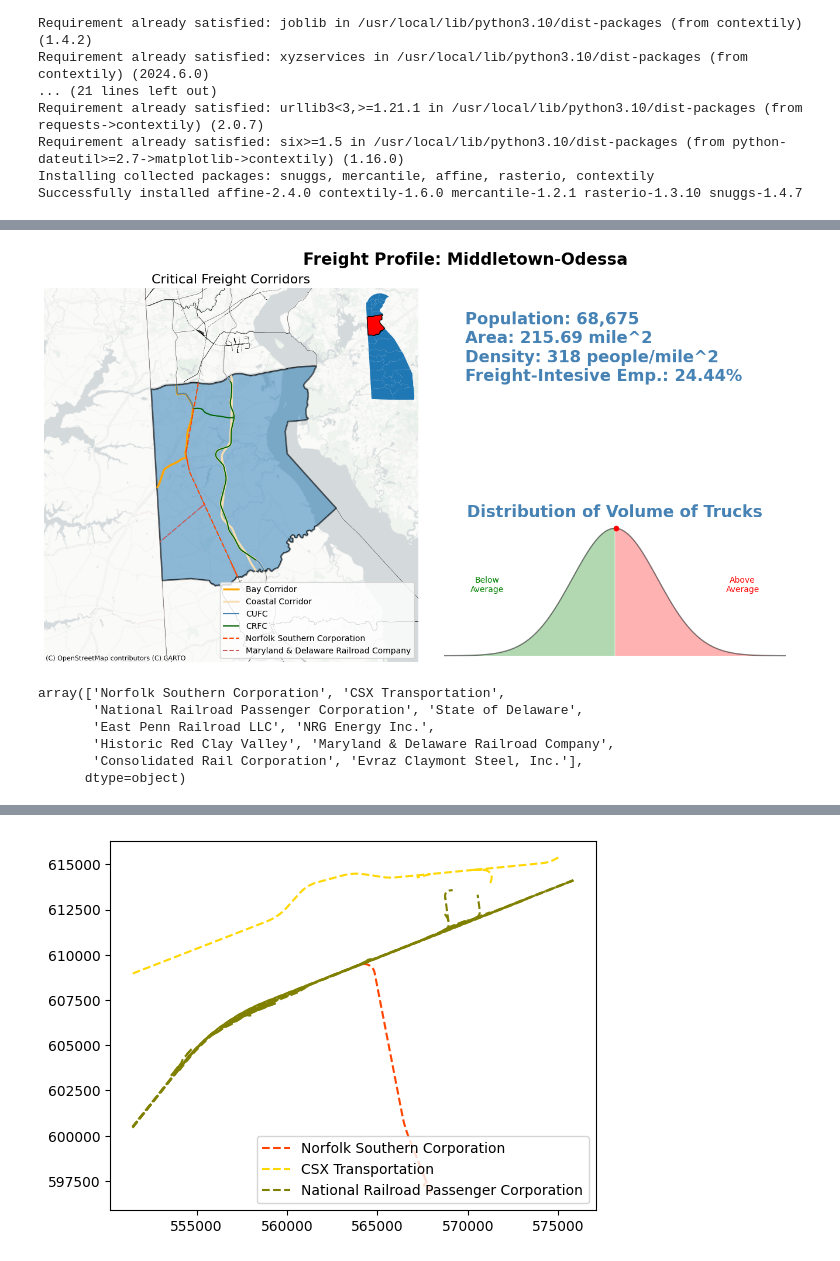
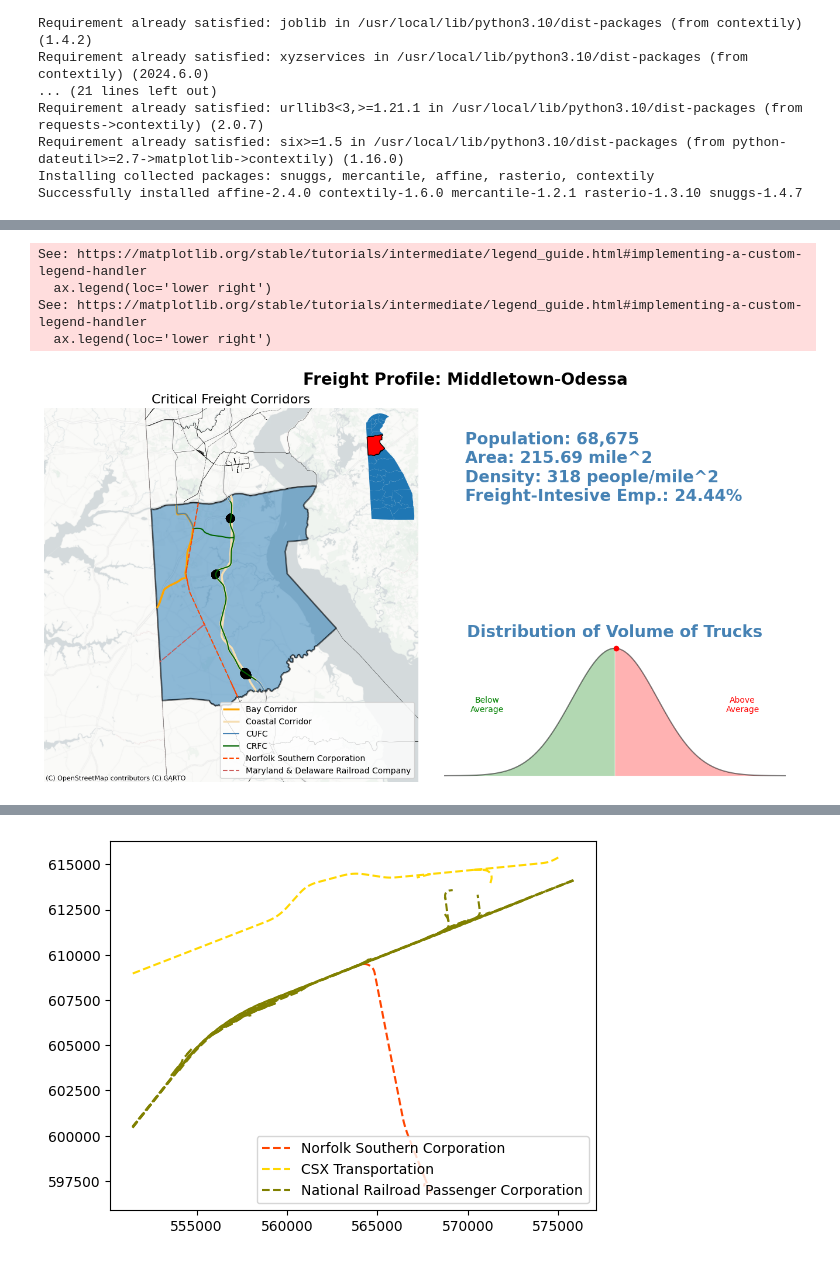
Before and after one commit to ReidelVichot/DEFreightProfiles, a Jupyter notebook: Roads_Tracks_infograph 7-5.ipynb, the cells around one changed output, grey strips where cells are left out. Drawn from its saved outputs; the diff is of its cells as text; code cells hidden in the pictures.

```diff
--- a/Roads_Tracks_infograph 7-5.ipynb
+++ b/Roads_Tracks_infograph 7-5.ipynb
@@ -87,6 +89,6 @@ PiedmontCorridor = gpd.read_file("/content/drive/MyDrive/FreightProfiles/Piedmon
 PiedmontCorridor = PiedmontCorridor.to_crs("EPSG:2235")
 # %%
-truck_traffic = pd.read_csv("/content/drive/MyDrive/FreightProfiles/StreetLight/1669875_All_CCDsAvailable_trucks_2020/1669875_All_CCDsAvailable_trucks_2020/1669875_All_CCDsAvailable_trucks_2020_odg_comm.csv")
+truck_traffic = pd.read_csv(dir + "StreetLight/1669875_All_CCDsAvailable_trucks_2020/1669875_All_CCDsAvailable_trucks_2020/1669875_All_CCDsAvailable_trucks_2020_odg_comm.csv")
 cols = ['Vehicle Weight', 'Origin Zone ID', 'Origin Zone Name',
         'Origin Zone Source', 'Destination Zone ID', 'Destination Zone Name',
         'Destination Zone Source', 'Day Type', 'Day Part',
@@ -123,4 +104,15 @@ ccd
+# %%
+truck_parking_name =  dir + "DE_Undesig_Clusters/DE_Undesig_Clusters/Delaware_Undesig_Clusters.shp"
+truck_parking =  gpd.read_file(truck_parking_name)
+truck_parking = truck_parking.to_crs("EPSG:2235")
+truck_parking["Parking"] = "Truck Parking"
 # %%
+import warnings
+# Ignore specific warning
+warnings.filterwarnings("ignore", message="The GeoDataFrame you are attempting to plot is empty. Nothing has been displayed.")
+# Ignore specific warning
+warnings.filterwarnings("ignore", message="Only specify one of 'column' or 'color'. Using 'color'.")
+
 CCD = "Middletown-Odessa"
 resol = 85000
 x_low = ccd[ccd["NAME"]==CCD].centroid.x.values[0] - resol
@@ -135,6 +127,7 @@ font = {'color':  'black',
 
 fig = plt.figure(figsize=(16, 8))
 ax = fig.add_axes([0.05, 0.05, 0.4, 0.8])
+
 plt.title("Critical Freight Corridors", fontdict=font)
 ccd.plot(facecolor = "none", lw = 0.3, ax=ax)
 ccd[ccd["NAME"]==CCD].plot(alpha=0.5, edgecolor="k", lw = 2 , ax=ax)
@@ -164,18 +157,25 @@ coastal_intercept = gpd.overlay(CoastalCorridor, ccd[ccd['NAME']==CCD],
 coastal_intercept.plot(linestyle="-", ax=ax, lw = 2.5,
                              label = 'Coastal Corridor', color="wheat",
                              zorder=1);
-intersect = gpd.overlay(CFC, ccd[ccd["NAME"]==CCD], how="intersection")
+intersept = gpd.overlay(CFC, ccd[ccd["NAME"]==CCD], how="intersection")
 
-intersect[intersect["FREIGHT_NE"]=='CUFC'].plot(linestyle="-", ax=ax,
+intersept[intersept["FREIGHT_NE"]=='CUFC'].plot(linestyle="-", ax=ax,
                              label = 'CUFC', color="steelblue");
-intersect[intersect["FREIGHT_NE"]== 'CRFC'].plot(linestyle="-", ax=ax,
+intersept[intersept["FREIGHT_NE"]== 'CRFC'].plot(linestyle="-", ax=ax,
                              label = 'CRFC', color="darkgreen");
-intersect[intersect["FREIGHT_NE"]== 'PFN'].plot(linestyle="-", ax=ax,
+intersept[intersept["FREIGHT_NE"]== 'PFN'].plot(linestyle="-", ax=ax,
                              label = 'PFN', color="peru");
 bottleneck_intersect = gpd.overlay(FMB, ccd[ccd["NAME"]==CCD], how="intersection")
 bottleneck_intersect.plot("ROADNAME", linestyle="-", ax=ax,
                              label = "Bottleneck", color="red");
 rail.plot(color="k", linestyle="-.", lw = 0.3, ax=ax)
+
+
+truck_parking_intercept = gpd.overlay(truck_parking, ccd[ccd["NAME"]==CCD], how="intersection")
+truck_parking_intercept.plot("Parking", color="k", ax=ax, label="Truck", zorder=1)
+ax.legend(loc='lower right')
+
+
 palette = ["orangered", "gold", "olive", "salmon", "tomato", "darksalmon",
            "coral", "indianred", "brown", "firebrick", "maroon"]
 
@@ -209,40 +209,35 @@ ax4.plot(x, y, alpha=0.5, color="k")
 
 # Add labels and title
 ax4.set_axis_off()
 plt.title("Distribution of Volume of Trucks", color="steelblue", weight="bold", fontsize=20)
 
 # Add a dot on the bell curve at x = 1
 ax4.plot(z, np.exp(-z**2 / 2) / (np.sqrt(2 * np.pi)), marker="o", color="red")
 
 # Fill the area under the curve with green color
 ax4.fill_between(x, y, 0, where=x <= 0, facecolor="green", alpha=0.3)
 ax4.fill_between(x, y, 0, where=x > 0, facecolor="red", alpha=0.3)
 ax4.text(-3,0.2, "Below\nAverage", color="green", alpha=1, fontsize=10, ha="center")
 ax4.text( 3,0.2, "Above\nAverage", color="red", alpha=1, fontsize=10, ha="center")
 
 
 
 cx.add_basemap(ax, source=cx.providers.CartoDB.PositronNoLabels, crs = "EPSG:2235")
 ax.legend(loc='lower right')
 
 header = fig.text(0.5, 0.90, "Freight Profile: " + CCD, fontsize=20, color="k", weight="bold", ha="center")
 content =  fig.text(0.5, 0.80,  "Population: " +  "{:,}".format(ccd[ccd["NAME"]==CCD]["POP_20"].values[0]) + "\n" +
                                 "Area: " + "{:,.2f}".format(ccd[ccd["NAME"]==CCD].area.values[0]*3.58701e-8) + " mile^2\n" +
                                 "Density: " + "{:,.0f}".format(ccd[ccd["NAME"]==CCD]["POP_20"].values[0] / ccd[ccd["NAME"]==CCD].area.values[0] / 3.58701e-8) + " people/mile^2\n" +
                                 "Freight-Intesive Emp.: " + "{:.2f}%".format(ccd[ccd["NAME"]==CCD]["FIS_per"].values[0]) + "\n"
                                 , color="steelblue", weight="bold", va="top", fontsize=20)
 
 
 
 fig.show()
 # %% [output]
+See: https://matplotlib.org/stable/tutorials/intermediate/legend_guide.html#implementing-a-custom-legend-handler
+  ax.legend(loc='lower right')
+See: https://matplotlib.org/stable/tutorials/intermediate/legend_guide.html#implementing-a-custom-legend-handler
+  ax.legend(loc='lower right')
-[figure, old version]
+[figure, new version]
-# %%
-rail["OWNER"].unique()
-# %% [output]
-array(['Norfolk Southern Corporation', 'CSX Transportation',
-       'National Railroad Passenger Corporation', 'State of Delaware',
-       'East Penn Railroad LLC', 'NRG Energy Inc.',
-       'Historic Red Clay Valley', 'Maryland & Delaware Railroad Company',
-       'Consolidated Rail Corporation', 'Evraz Claymont Steel, Inc.'],
-      dtype=object)
```
Also changed, not shown: parts of 7 cells of this notebook.
